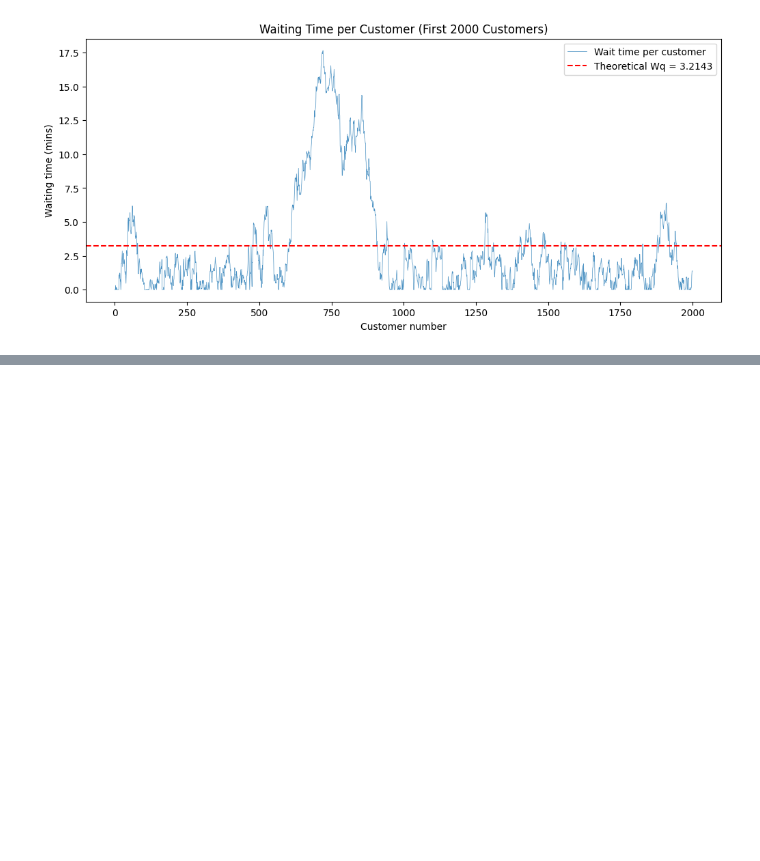
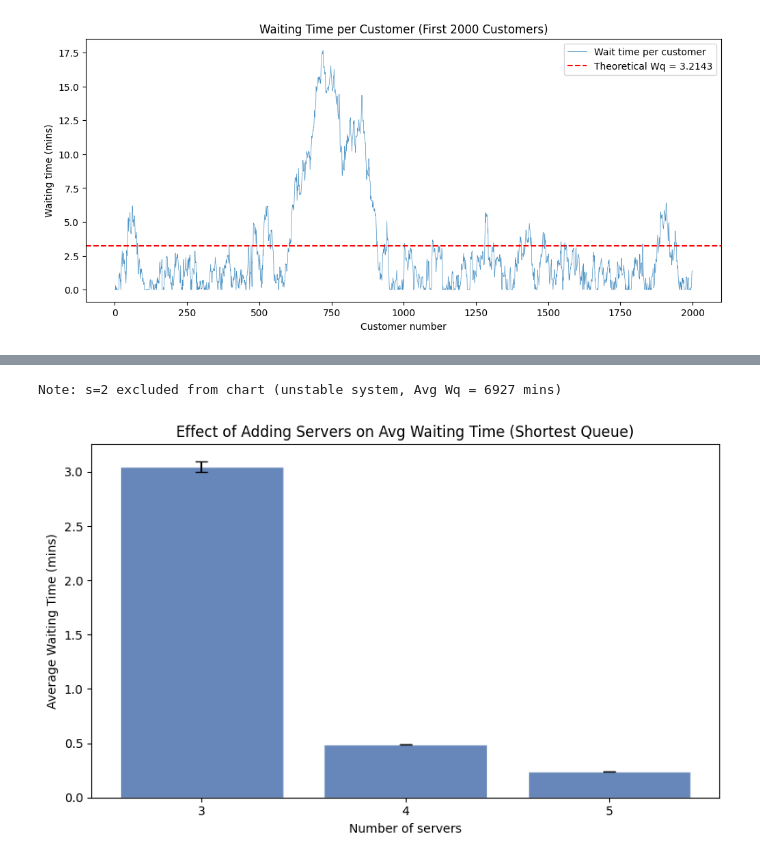
Before and after one commit to SupremeLeader04/Operations_Research_Queueing_Simulations, a Jupyter notebook: simulations.ipynb, the cells around one changed output, grey strips where cells are left out. Saved outputs shown, nothing was run; the diff lists cells and outputs as text; code cells hidden in the pictures; blank space fills up the shorter version.

```diff
--- a/simulations.ipynb
+++ b/simulations.ipynb
@@ -245,0 +277,10 @@ plt.show()
+# %%
+
+s = 3  # number of servers observed
+mu_individual = service_rate_est / s  # service rate per server
+
+print(f"Number of servers: {s}")
+print(f"Total arrival rate (λ): {arrival_rate_est:.3f} customers/min")
+print(f"Aggregate service rate (μ_total): {service_rate_est:.3f} customers/min")
+print(f"Individual server rate (μ_individual): {mu_individual:.3f} customers/min")
+print(f"Arrival rate per server if split evenly: {arrival_rate_est/s:.3f} customers/min")
@@ -245,0 +460,16 @@ plt.show()
+# %%
+# effect of number of servers (fixed individual service rate)
+server_counts = [2, 3, 4, 5]
+server_results = {}
+
+for s_var in server_counts:
+    avg_waits = []
+    for run in range(n):
+        random.seed(run)
+        wt = simulate_independent(d, s_var, arrival_rate_est, mu_individual, 'shortest')
+        avg_waits.append(sum(wt) / len(wt))
+    server_results[s_var] = {
+        "mean": np.mean(avg_waits),
+        "ci95": 1.96 * np.std(avg_waits, ddof=1) / np.sqrt(n)
+    }
+    print(f"s={s_var}: Avg Wq = {np.mean(avg_waits):.4f} mins")
@@ -245,0 +490,18 @@ plt.show()
+# %%
+# plot only stable configurations
+stable_counts = [sv for sv in server_counts if sv * mu_individual > arrival_rate_est]
+print(f"Note: s=2 excluded from chart (unstable system, Avg Wq = {server_results[2]['mean']:.0f} mins)")
+
+plt.figure(figsize=(8, 5))
+plt.bar([str(sv) for sv in stable_counts],
+        [server_results[sv]["mean"] for sv in stable_counts],
+        yerr=[server_results[sv]["ci95"] for sv in stable_counts],
+        capsize=5, color='#4C72B0', edgecolor='white', alpha=0.85)
+plt.xlabel("Number of servers")
+plt.ylabel("Average Waiting Time (mins)")
+plt.title("Effect of Adding Servers on Avg Waiting Time (Shortest Queue)")
+plt.tight_layout()
+plt.show()
+# %% [output]
+Note: s=2 excluded from chart (unstable system, Avg Wq = 6927 mins)
+[figure, added]
```
Also changed, not shown: parts of 17 cells of this notebook.
